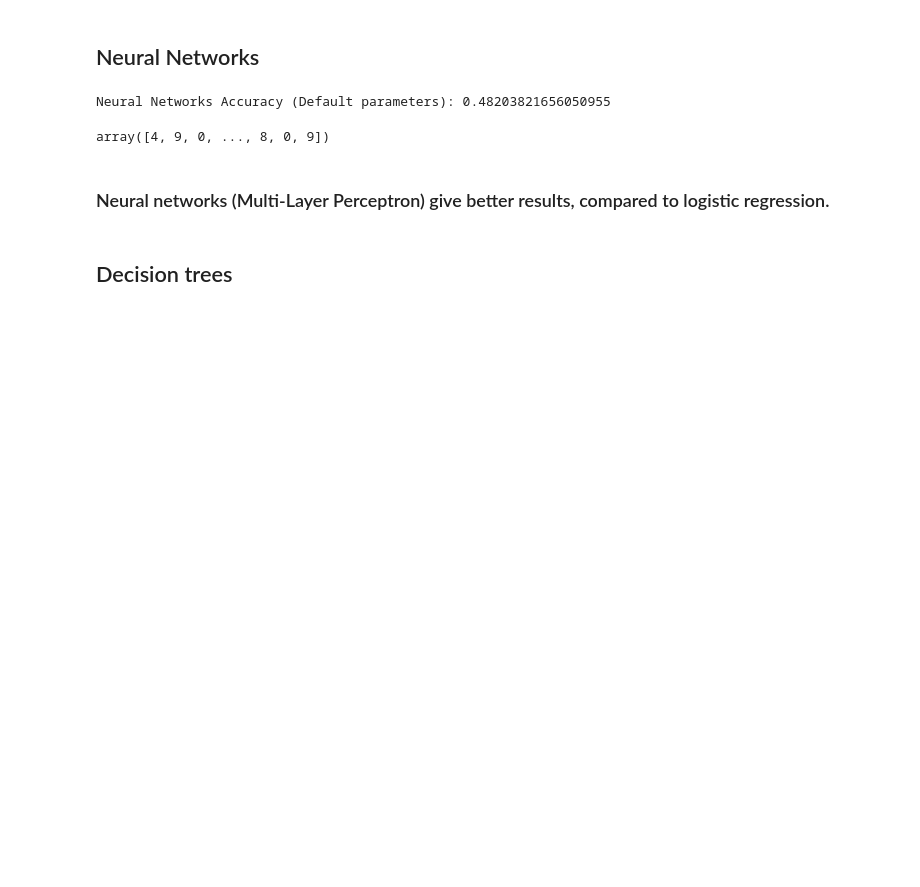
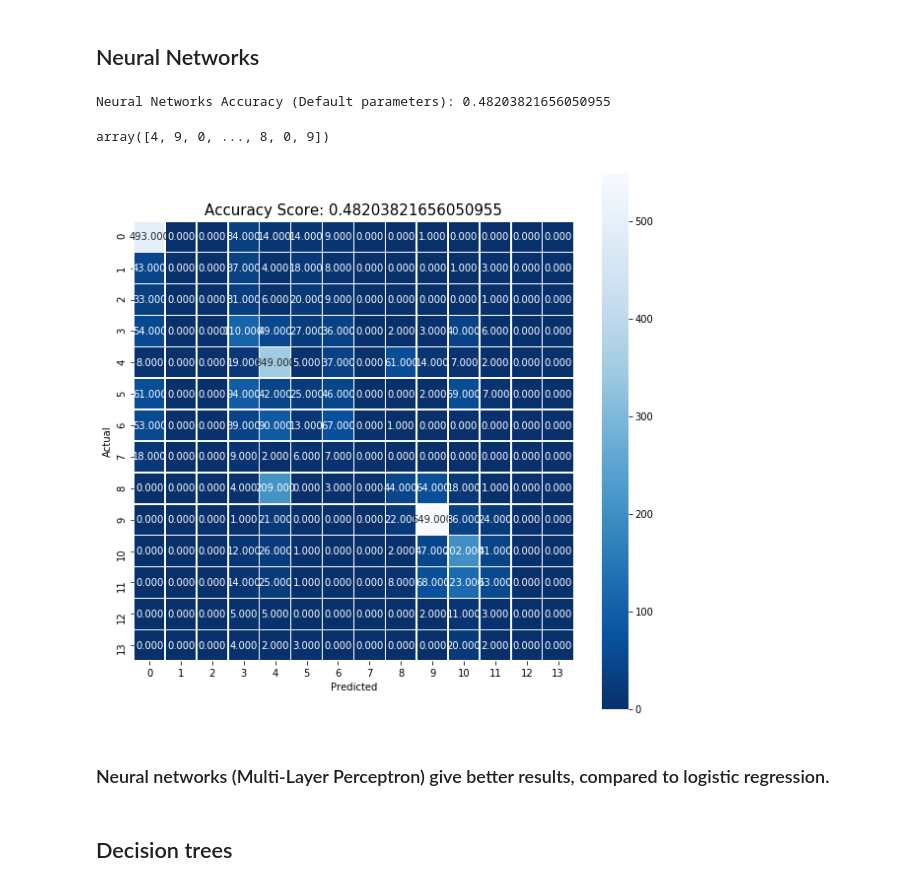
Before and after one commit to YarkoKhamar/DAProject, a Jupyter notebook: PositionPredictor.ipynb, the cells around one changed output. Cells and saved outputs as stored; diff of their text form; code cells hidden in the pictures; blank space fills up the shorter version.

```diff
--- a/PositionPredictor.ipynb
+++ b/PositionPredictor.ipynb
@@ -471,6 +519,17 @@ Neural Networks Accuracy (Default parameters): 0.48203821656050955
 predictions_all
 # %% [output]
 array([4, 9, 0, ..., 8, 0, 9])
+# %%
+# using seaborn for visualizations
+cm_all = metrics.confusion_matrix(y_test_all, predictions_all)
+plt.figure(figsize=(10,10))
+sns.heatmap(cm_all, annot=True, fmt=".3f", linewidths=.5, square = True, cmap = 'Blues_r');
+plt.ylabel('Actual');
+plt.xlabel('Predicted');
+all_sample_title = 'Accuracy Score: {0}'.format(acc_nn_all)
+plt.title(all_sample_title, size = 15);
+# %% [output]
+[figure, added]
 # %% [markdown]
 ### Neural networks (Multi-Layer Perceptron) give better results, compared to logistic regression.
 # %% [markdown]
```
Also changed, not shown: parts of 23 cells of this notebook.
